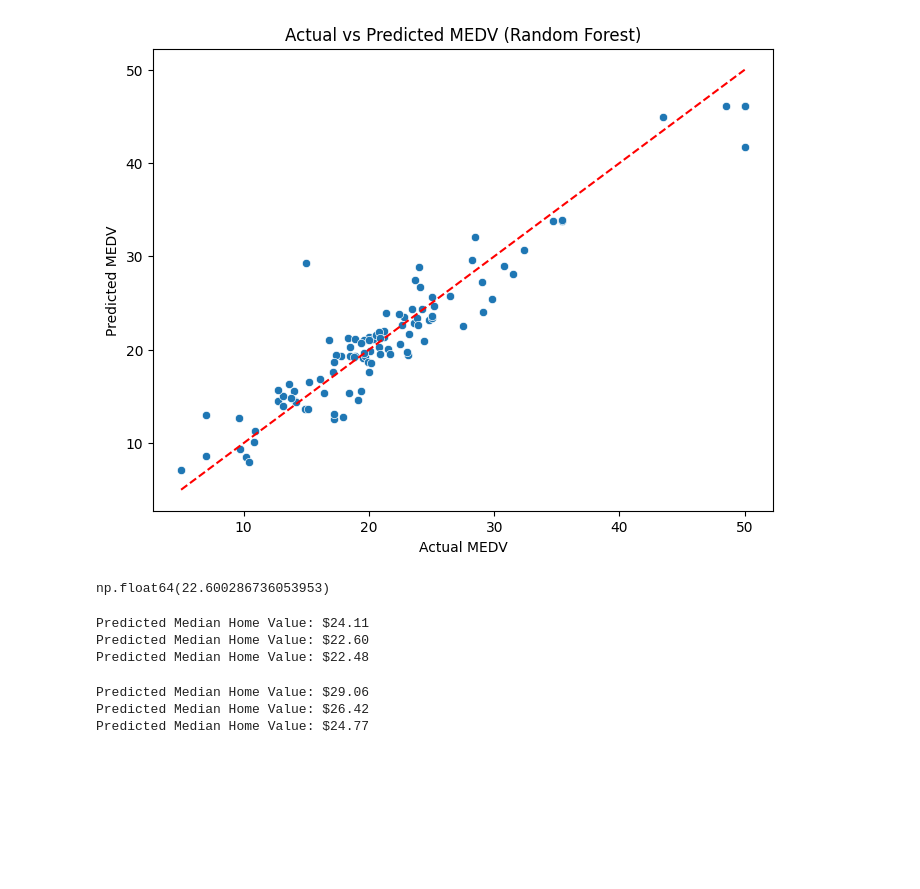
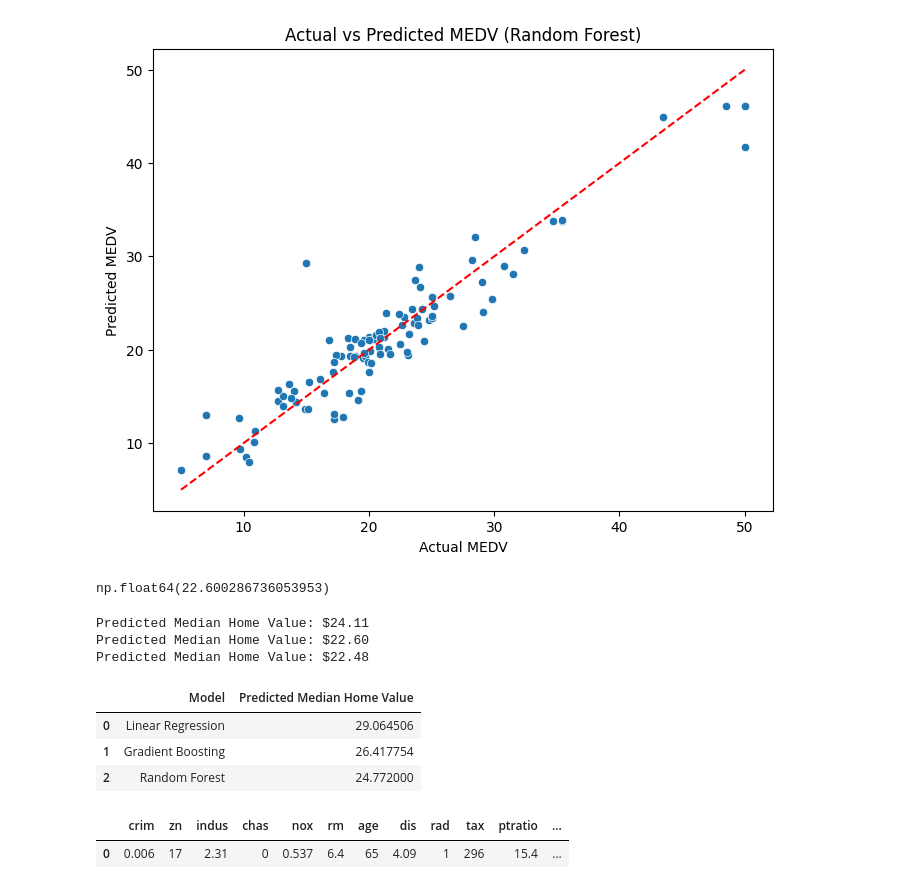
Before and after one commit to luthfi2603/Tubes-DWBI-Kelompok-2, a Jupyter notebook: Challenge2/tubes-data-no-outlier-handle.ipynb, the cells around one changed output. Drawn from its saved outputs; the diff is of its cells as text; code cells hidden in the pictures; blank space fills up the shorter version.

```diff
--- a/Challenge2/tubes-data-no-outlier-handle.ipynb
+++ b/Challenge2/tubes-data-no-outlier-handle.ipynb
@@ -474,19 +474,51 @@ def predict_price(model):
         'lstat':5
     }
 
+    if model == lr:
+        model_name = "Linear Regression"
+    elif model == gbr:
+        model_name = "Gradient Boosting"
+    else:
+        model_name = "Random Forest"
+
     single_row_df = pd.DataFrame([single_row_price])
 
     predicted_price = model.predict(single_row_df)
 
-    return predicted_price[0]
+    return {"Model": model_name, "Predicted Median Home Value": predicted_price[0]}
 
-predicted_price_lr = predict_price(lr)
-print(f"Predicted Median Home Value: ${predicted_price_lr:.2f}")
-predicted_price_gbr = predict_price(gbr)
-print(f"Predicted Median Home Value: ${predicted_price_gbr:.2f}")
-predicted_price_rf = predict_price(rf)
-print(f"Predicted Median Home Value: ${predicted_price_rf:.2f}")
+predicted_price_list = []
+predicted_price_list.append(predict_price(lr))
+predicted_price_list.append(predict_price(gbr))
+predicted_price_list.append(predict_price(rf))
-# %% [output]
-Predicted Median Home Value: $29.06
-Predicted Median Home Value: $26.42
-Predicted Median Home Value: $24.77
+# %%
+predicted_df = pd.DataFrame(predicted_price_list)
+predicted_df
+# %% [output]
+|  | Model | Predicted Median Home Value |
+| 0 | Linear Regression | 29.064506 |
+| 1 | Gradient Boosting | 26.417754 |
+| 2 | Random Forest | 24.772000 |
+# %%
+single_row_price = {
+    "crim": 0.006,
+    "zn": 17,
+    "indus": 2.31,
+    "chas": 0,
+    "nox": 0.537,
+    "rm": 6.4,
+    "age": 65,
+    "dis": 4.09,
+    "rad": 1,
+    "tax": 296,
+    "ptratio":15.4,
+    'black':397,
+    'lstat':5
+}
+
+single_row_df = pd.DataFrame([single_row_price])
+
+single_row_df
+# %% [output]
+|  | crim | zn | indus | chas | nox | rm | age | dis | rad | tax | ptratio | ... |
+| 0 | 0.006 | 17 | 2.31 | 0 | 0.537 | 6.4 | 65 | 4.09 | 1 | 296 | 15.4 | ... |
```
Also changed, not shown: 1 other file.
